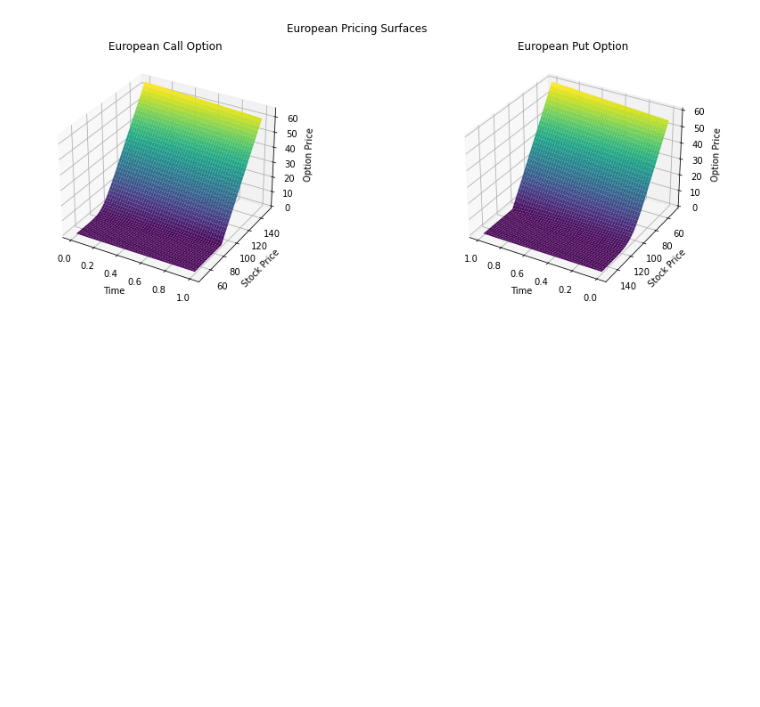
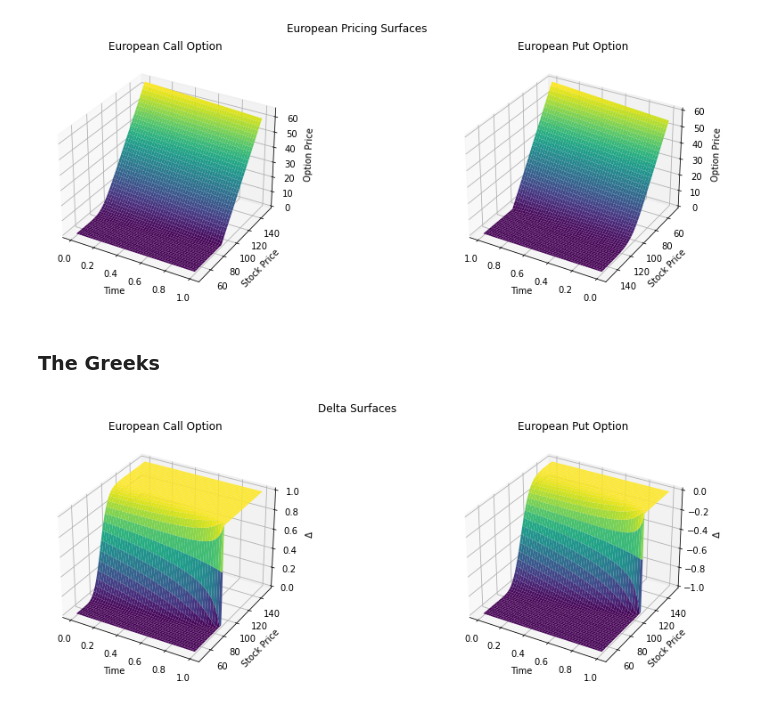
Before and after one commit to brennanmanning/Option-Pricing-Visualization, a Jupyter notebook: Example.ipynb, the cells around one changed output. Saved outputs shown, nothing was run; the diff lists cells and outputs as text; code cells hidden in the pictures; blank space fills up the shorter version.

Commit message:
Added Greek Plots

```diff
--- a/Example.ipynb
+++ b/Example.ipynb
@@ -187,3 +187,19 @@ fig.suptitle("European Pricing Surfaces")
 plt.show()
 # %% [output]
 [figure]
+# %% [markdown]
+### The Greeks
+# %%
+fig = plt.figure(figsize = (15, 5))
+ax1 = fig.add_subplot(121, projection = "3d")
+ax2 = fig.add_subplot(122, projection = "3d")
+EuropeanCall.get_Delta_surface(50, 150, ax1)
+EuropeanPut.get_Delta_surface(50, 150, ax2)
+ax1.view_init(azim = 300)
+ax2.view_init(azim = 300)
+fig.suptitle("Delta Surfaces")
+ax1.set_title("European Call Option")
+ax2.set_title("European Put Option")
+plt.show()
+# %% [output]
+[figure, added]
```
Also changed, not shown: parts of 4 cells of this notebook.
